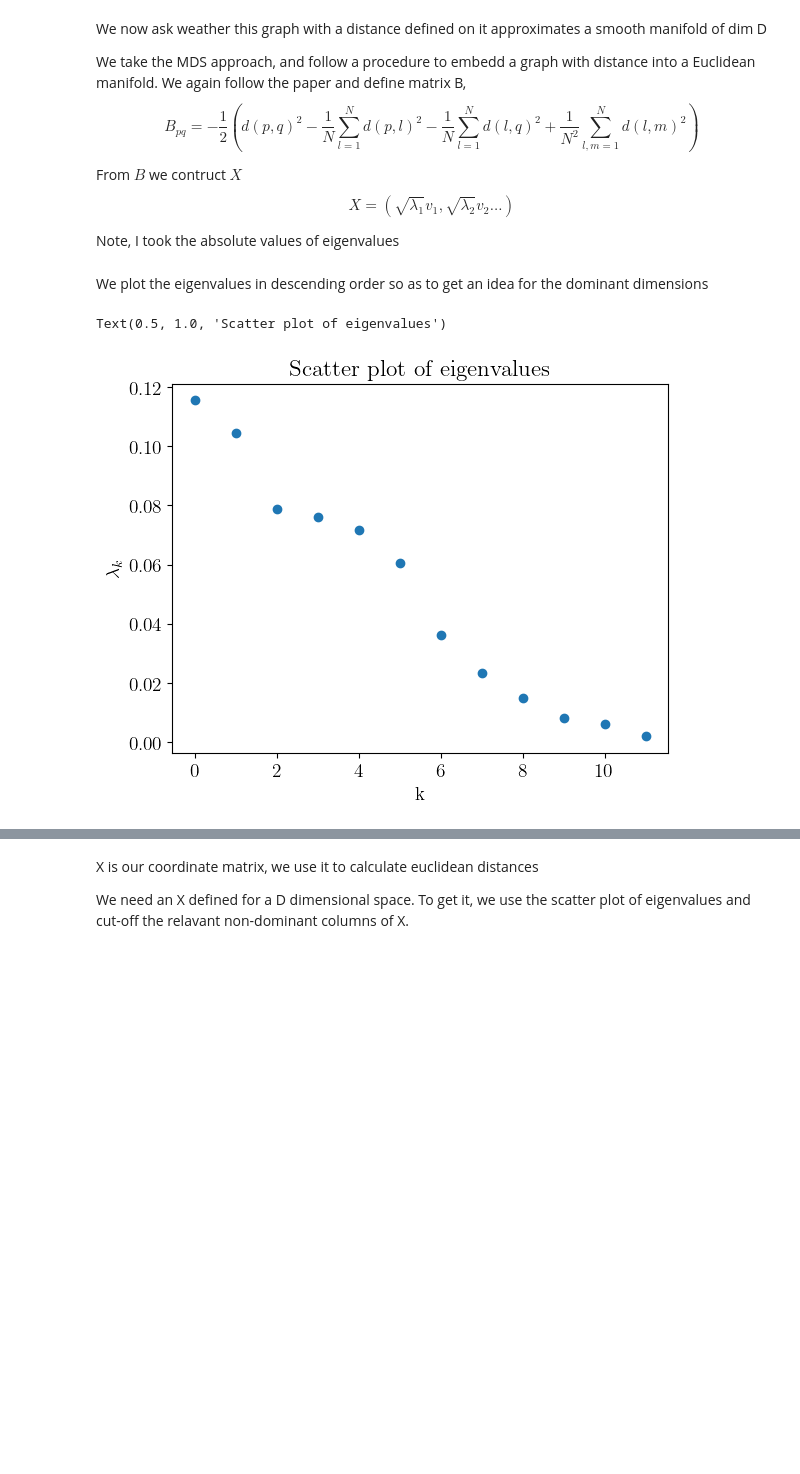
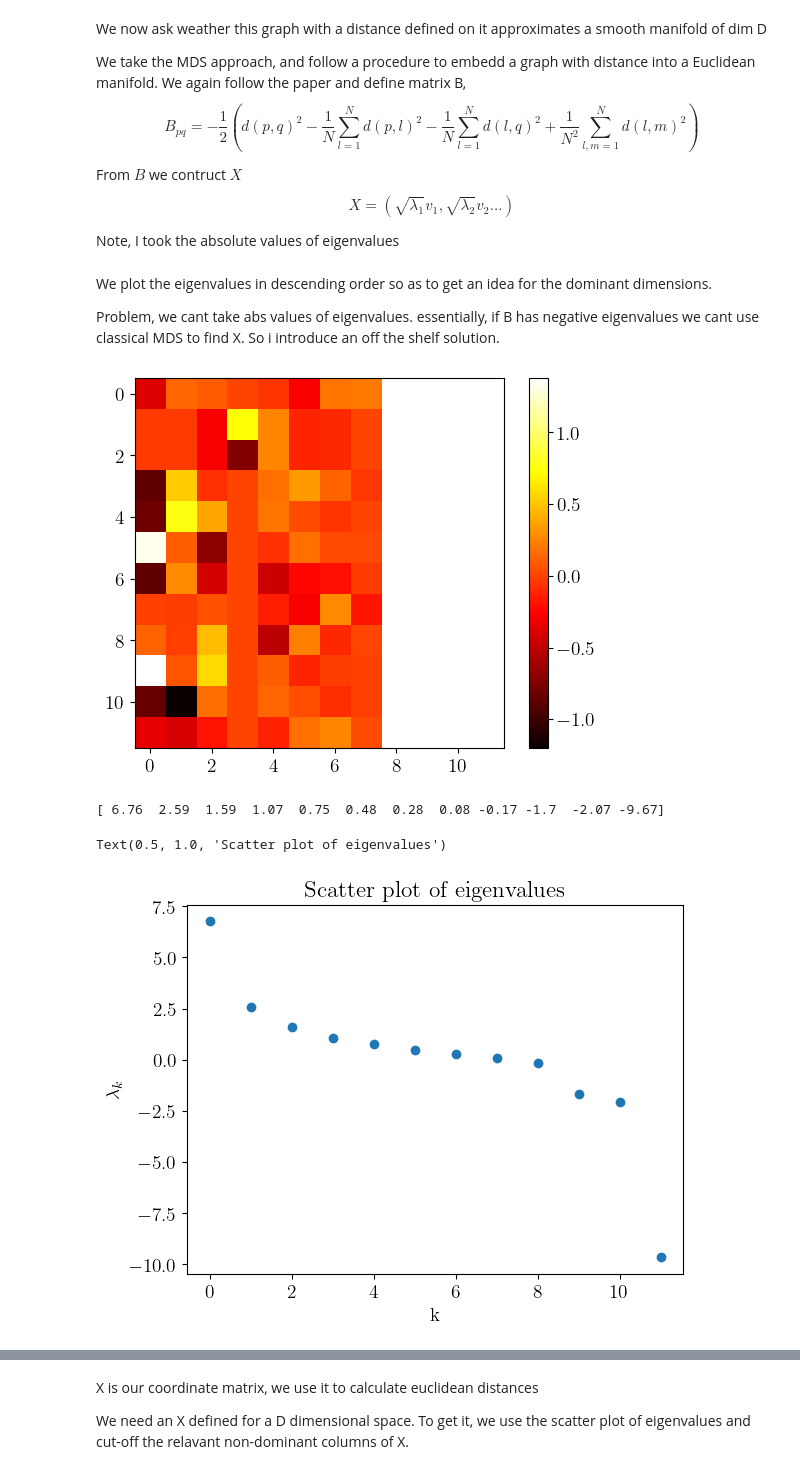
Before and after one commit to MarinAndreGirard/Quantum_emergent_dimension, a Jupyter notebook: MDS_J.ipynb, the cells around one changed output, grey strips where cells are left out. Saved outputs shown, nothing was run; the diff lists cells and outputs as text; code cells hidden in the pictures; blank space fills up the shorter version.

```diff
--- a/MDS_J.ipynb
+++ b/MDS_J.ipynb
@@ -200,7 +244,8 @@ def calculate_X(B):
 
     eigenvalues, eigenvectors = np.linalg.eig(B)
     #TODO should I keep the negative eigenvalues?
-    eigenvalues=abs(eigenvalues)
+    #eigenvalues=abs(eigenvalues)
+    eigenvalues=eigenvalues
     idx = np.argsort(eigenvalues)[::-1]
     eigenvalues = eigenvalues[idx]
     eigenvectors = eigenvectors[:, idx]
@@ -211,22 +256,35 @@ def calculate_X(B):
 
 def eigenvalues(B):
     eigenvalues, _ = np.linalg.eig(B)
-    eigenvalues=abs(eigenvalues)
+    eigenvalues=eigenvalues
     # Sort eigenvalues and eigenvectors in descending order
     idx = np.argsort(eigenvalues)[::-1]
     eigenvalues = eigenvalues[idx]
     return eigenvalues
 # %% [markdown]
-We plot the eigenvalues in descending order so as to get an idea for the dominant dimensions
+We plot the eigenvalues in descending order so as to get an idea for the dominant dimensions.
+
+Problem, we cant take abs values of eigenvalues. essentially, if B has negative eigenvalues we cant use classical MDS to find X. So i introduce an off the shelf solution.
 # %%
 Bab=calculate_B(dab)
 eig=eigenvalues(Bab)
 Xab=calculate_X(Bab)
 
+plt.imshow(Xab, cmap='hot', interpolation='nearest')
+plt.colorbar()
+#plt.title(f"Heat map of distances")
+#output_dir = 'plots'
+#os.makedirs(output_dir, exist_ok=True)  # Create the directory if it does not exist
+#plt.savefig(os.path.join(output_dir, f'heatmap_distance_{k}.png'))
+plt.show()
+print(eig)
+
 plt.scatter(range(len(eig)),eig)
 plt.ylabel(f'$\lambda_k$')
 plt.xlabel("k")
 plt.title("Scatter plot of eigenvalues")
 # %% [output]
+[figure, new version]
-Text(0.5, 1.0, 'Scatter plot of eigenvalues')
+[ 6.76  2.59  1.59  1.07  0.75  0.48  0.28  0.08 -0.17 -1.7  -2.07 -9.67]
-[figure, old version]
+Text(0.5, 1.0, 'Scatter plot of eigenvalues')
+[figure, added]
```
Also changed, not shown: parts of 7 cells of this notebook, 11 other files.
